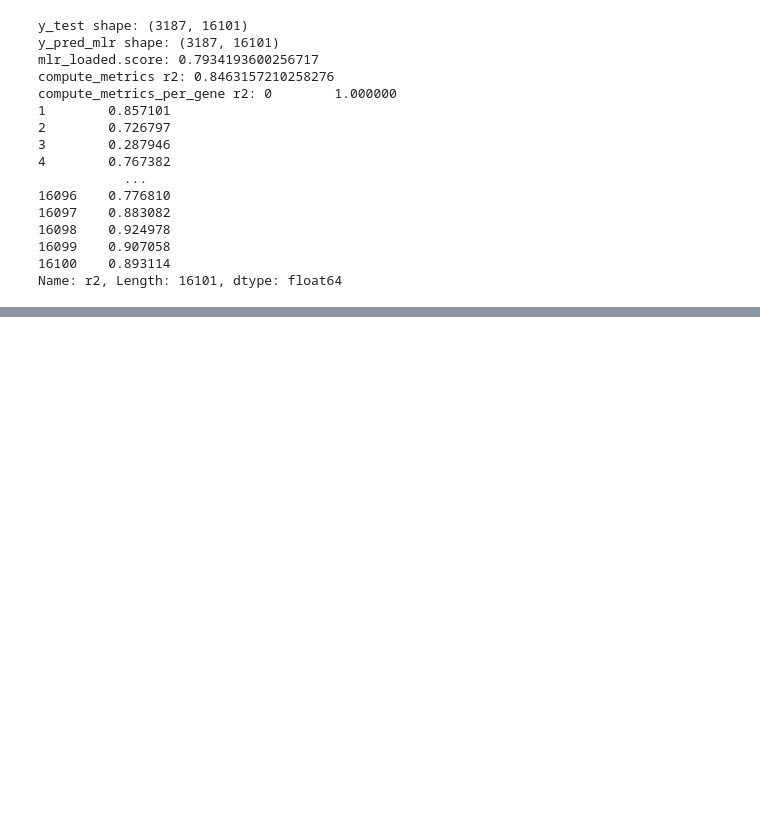
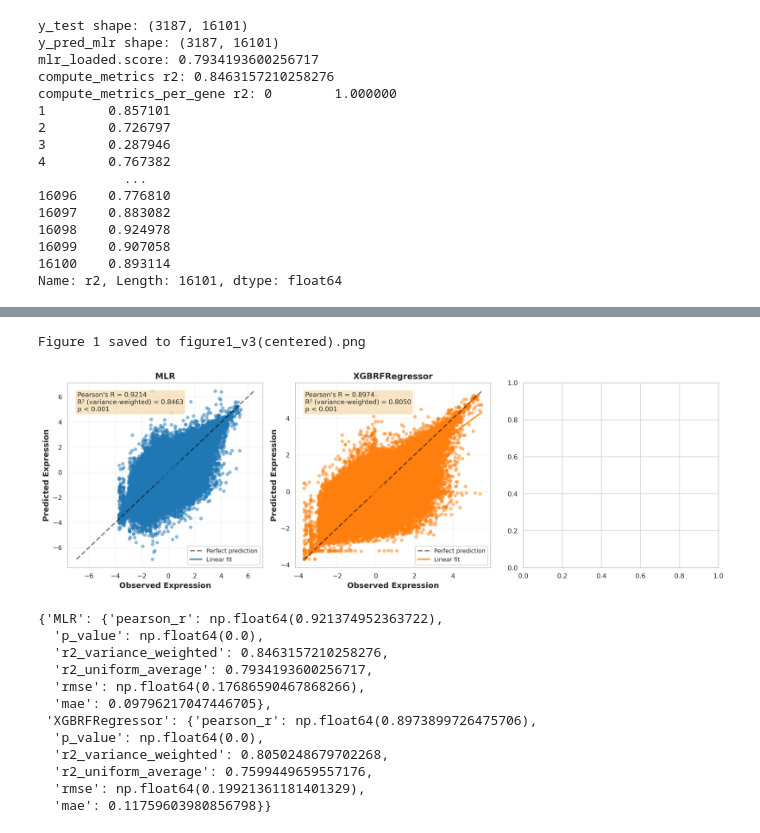
Before and after one commit to ChristianLangridge/LEMBAS-RNN-benchmark, a Jupyter notebook: Zhang Lab Code/Figures/Fig1.ipynb, the cells around one changed output, grey strips where cells are left out. Saved outputs shown, nothing was run; the diff lists cells and outputs as text; code cells hidden in the pictures; blank space fills up the shorter version.

```diff
--- a/Zhang Lab Code/Figures/Fig1.ipynb
+++ b/Zhang Lab Code/Figures/Fig1.ipynb
@@ -193,4 +193,19 @@ def figure_1_observed_vs_predicted(y_true, predictions_dict,
 # %%
 # XGBRF was trained on x_test not x_test_centered so needs to be retrained for real interpretable results
 # Retrained XGBRF on centered data, redone and resaved as "fig1_centered"
-figure_1_observed_vs_predicted(y_test_centered,predictions,r2_method='variance_weighted', output_path = 'figure1_v3(centerd).png')
+figure_1_observed_vs_predicted(y_test_centered,predictions,r2_method='variance_weighted', output_path = 'figure1_v3(centered).png')
+# %% [output]
+Figure 1 saved to figure1_v3(centered).png
+[figure, added]
+{'MLR': {'pearson_r': np.float64(0.921374952363722),
+  'p_value': np.float64(0.0),
+  'r2_variance_weighted': 0.8463157210258276,
+  'r2_uniform_average': 0.7934193600256717,
+  'rmse': np.float64(0.17686590467868266),
+  'mae': 0.09796217047446705},
+ 'XGBRFRegressor': {'pearson_r': np.float64(0.8973899726475706),
+  'p_value': np.float64(0.0),
+  'r2_variance_weighted': 0.8050248679702268,
+  'r2_uniform_average': 0.7599449659557176,
+  'rmse': np.float64(0.19921361181401329),
+  'mae': 0.11759603980856798}}
```
Also changed, not shown: parts of 1 cell of this notebook, 5 other files.
